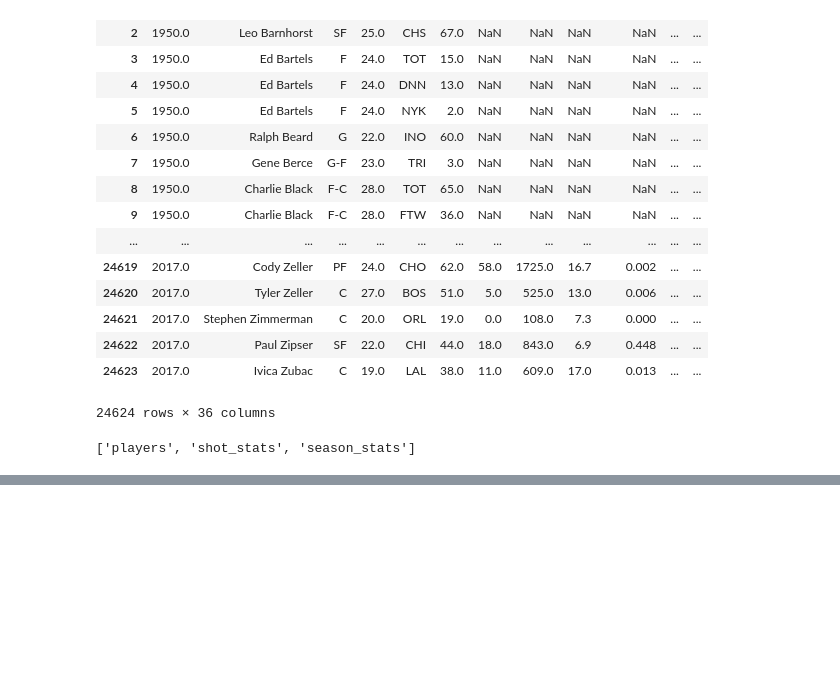
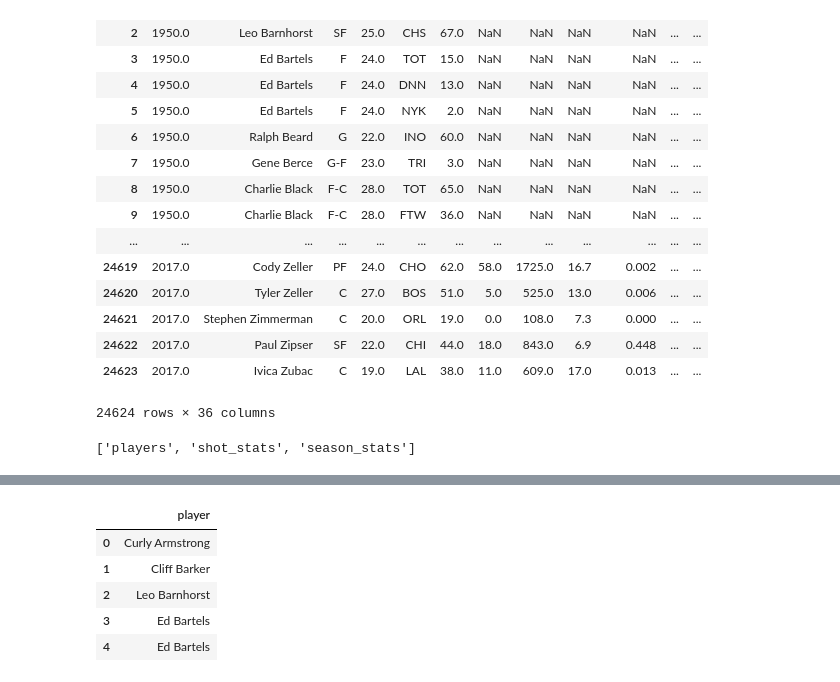
Before and after one commit to joshseymour/ETL_Project, a Jupyter notebook: Transform_Season_Stats.ipynb, the cells around one changed output, grey strips where cells are left out. Saved outputs shown, nothing was run; the diff lists cells and outputs as text; code cells hidden in the pictures; blank space fills up the shorter version.

```diff
--- a/Transform_Season_Stats.ipynb
+++ b/Transform_Season_Stats.ipynb
@@ -169,2 +172,9 @@ pd.read_sql_query('select * from players', con=engine).head()
 # %%
-pd.read_sql_query('select player from players', con=engine).head()
+pd.read_sql_query('select player from season_stats', con=engine).head()
+# %% [output]
+|  | player |
+| 0 | Curly Armstrong |
+| 1 | Cliff Barker |
+| 2 | Leo Barnhorst |
+| 3 | Ed Bartels |
+| 4 | Ed Bartels |
```
Also changed, not shown: parts of 2 cells of this notebook, 1 other file.
